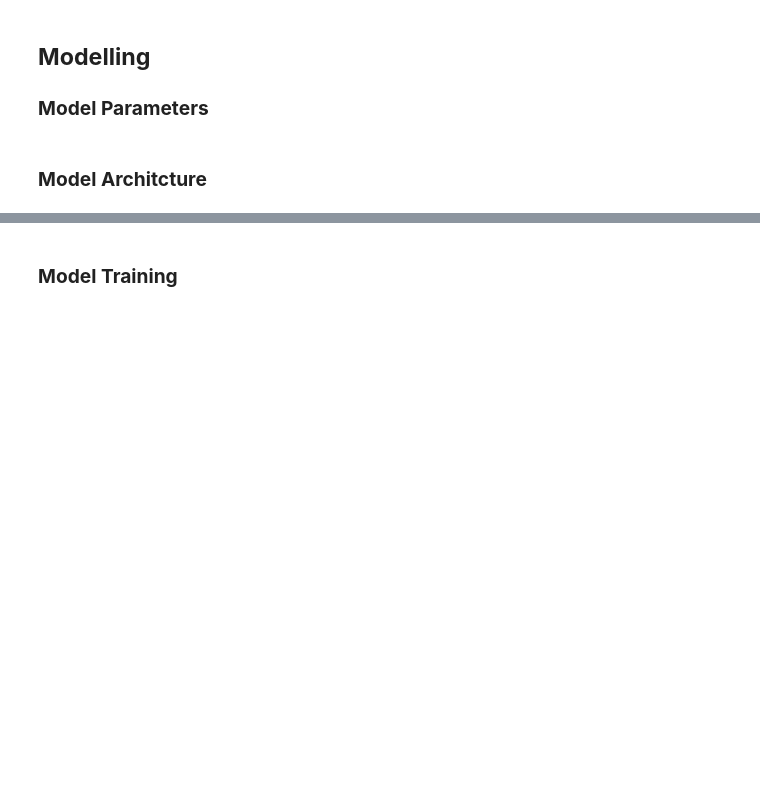
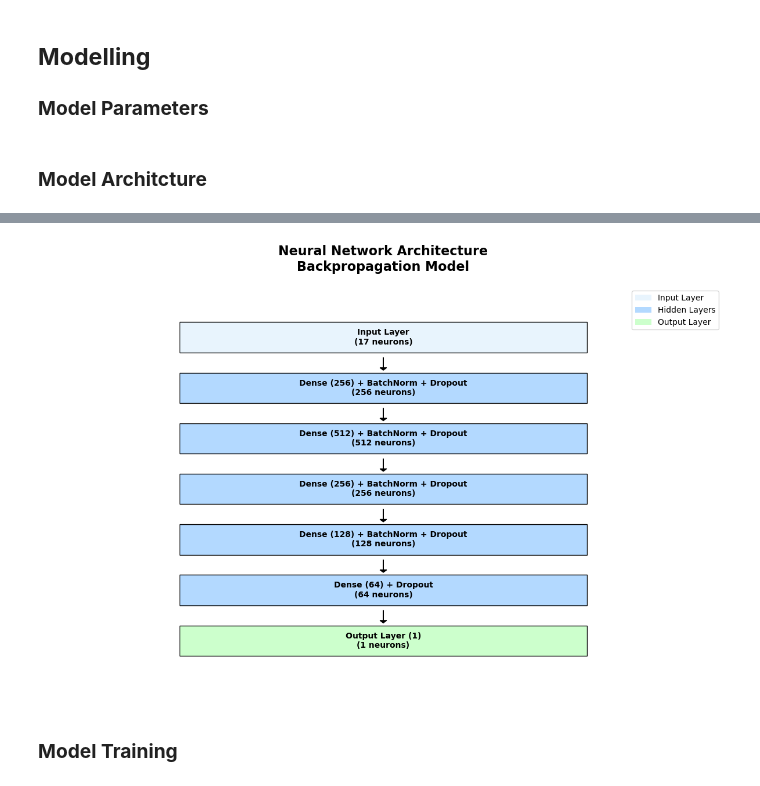
Before and after one commit to qlbusalim/Binary-Classification-Using-NN, a Jupyter notebook: Backpropagation.ipynb, the cells around one changed output, grey strips where cells are left out. Drawn from its saved outputs; the diff is of its cells as text; code cells hidden in the pictures; blank space fills up the shorter version.

```diff
--- a/Backpropagation.ipynb
+++ b/Backpropagation.ipynb
@@ -636,3 +687,69 @@ Custom architecture visualization saved as 'neural_network_architecture.png'
+# %%
+# Create a visual representation of the model architecture
+def plot_model_architecture():
+    fig, ax = plt.subplots(figsize=(12, 8))
+
+    # Define layer information
+    layers_info = [
+        ('Input Layer', 17, '#e8f4fd'),
+        ('Dense (256) + BatchNorm + Dropout', 256, '#b3d9ff'),
+        ('Dense (512) + BatchNorm + Dropout', 512, '#b3d9ff'),
+        ('Dense (256) + BatchNorm + Dropout', 256, '#b3d9ff'),
+        ('Dense (128) + BatchNorm + Dropout', 128, '#b3d9ff'),
+        ('Dense (64) + Dropout', 64, '#b3d9ff'),
+        ('Output Layer (1)', 1, '#ccffcc')
+    ]
+
+    # Set up the plot
+    ax.set_xlim(0, 10)
+    ax.set_ylim(0, len(layers_info) + 1)
+
+    # Draw layers
+    for i, (layer_name, neurons, color) in enumerate(layers_info):
+        y_pos = len(layers_info) - i
+
+        # Draw rectangle for layer
+        rect = plt.Rectangle((2, y_pos - 0.3), 6, 0.6,
+                            facecolor=color, edgecolor='black', linewidth=1)
+        ax.add_patch(rect)
+
+        # Add layer text
+        ax.text(5, y_pos, f'{layer_name}\n({neurons} neurons)',
+                ha='center', va='center', fontsize=10, fontweight='bold')
+
+        # Draw arrows between layers
+        if i < len(layers_info) - 1:
+            ax.arrow(5, y_pos - 0.4, 0, -0.2, head_width=0.1,
+                    head_length=0.05, fc='black', ec='black')
+
+    # Add title and labels
+    ax.set_title('Neural Network Architecture\nBackpropagation Model',
+                fontsize=16, fontweight='bold', pad=20)
+
+    # Remove axes
+    ax.set_xticks([])
+    ax.set_yticks([])
+    ax.spines['top'].set_visible(False)
+    ax.spines['right'].set_visible(False)
+    ax.spines['bottom'].set_visible(False)
+    ax.spines['left'].set_visible(False)
+
+    # Add legend
+    legend_elements = [
+        plt.Rectangle((0, 0), 1, 1, facecolor='#e8f4fd', label='Input Layer'),
+        plt.Rectangle((0, 0), 1, 1, facecolor='#b3d9ff', label='Hidden Layers'),
+        plt.Rectangle((0, 0), 1, 1, facecolor='#ccffcc', label='Output Layer')
+    ]
+    ax.legend(handles=legend_elements, loc='upper right', bbox_to_anchor=(1, 1))
+
+    plt.tight_layout()
+    plt.savefig('model_architecture.png', dpi=300, bbox_inches='tight')
+    plt.show()
+
+# Call the function to display the architecture
+plot_model_architecture()
+# %% [output]
+[figure, added]
 # %% [markdown]
 ### **Model Training**
 # %%
```
Also changed, not shown: parts of 21 cells of this notebook, 3 other files.
